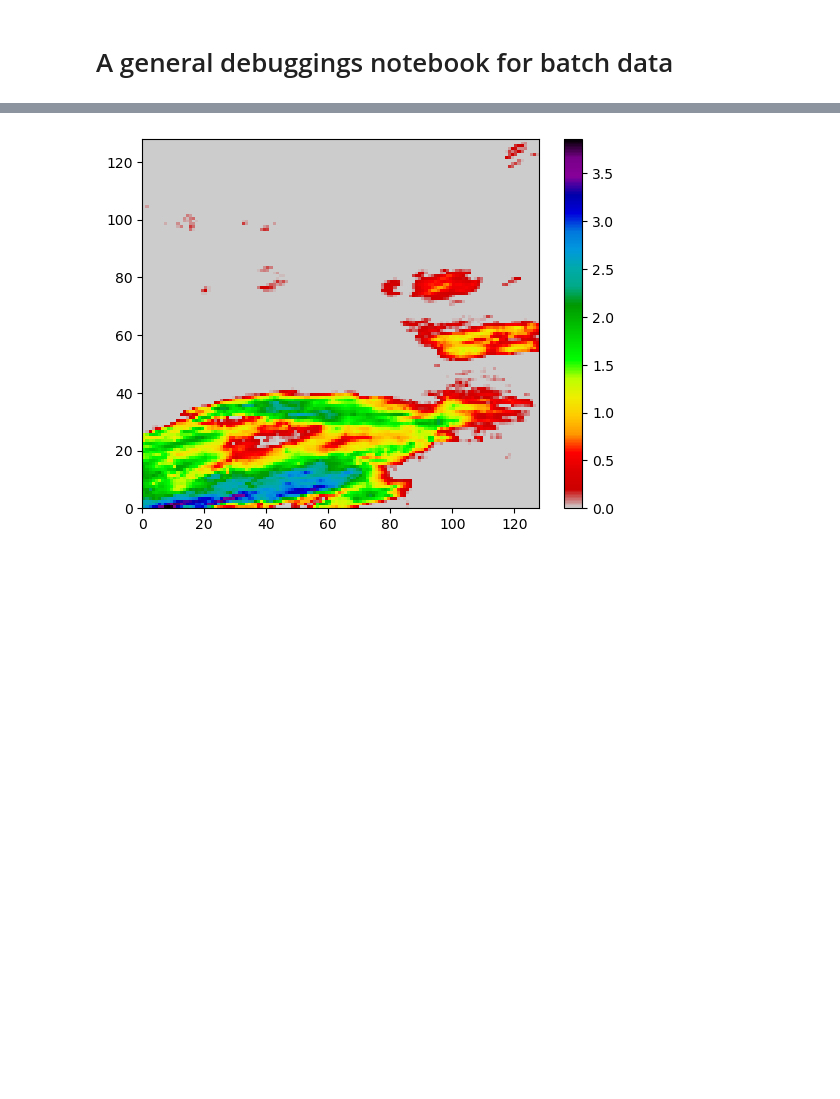
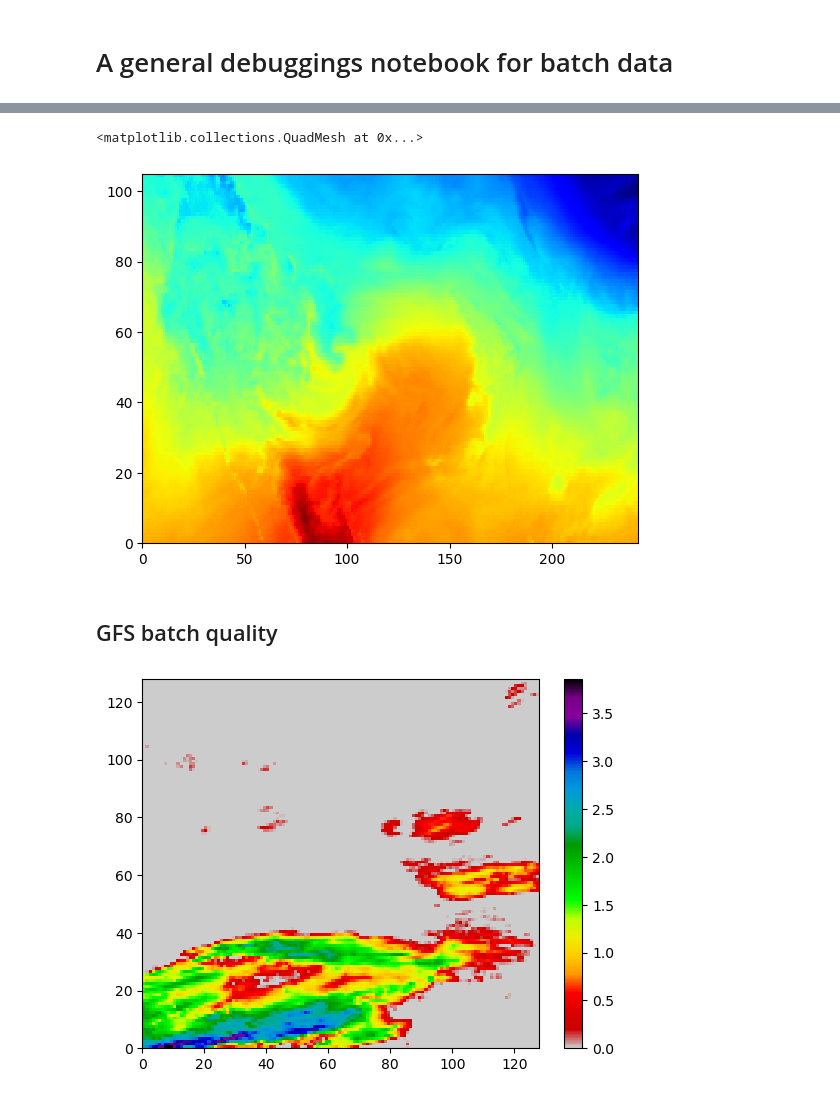
Before and after one commit to yingkaisha/MRMS_diffusion_bridge, a Jupyter notebook: DATA04_bebugging_and_batch_quality_check.ipynb, the cells around one changed output, grey strips where cells are left out. Drawn from its saved outputs; the diff is of its cells as text; code cells hidden in the pictures; blank space fills up the shorter version.

```diff
--- a/DATA04_bebugging_and_batch_quality_check.ipynb
+++ b/DATA04_bebugging_and_batch_quality_check.ipynb
@@ -20,3 +31,19 @@ import matplotlib.pyplot as plt
+# %%
+with h5py.File('/glade/campaign/cisl/aiml/ksha/GFS/GFS_2023_ini12_f09.hdf', 'r') as h5io:
+    APCP = h5io['APCP'][...]
+    CAPE = h5io['CAPE'][...]
+    PWAT = h5io['PWAT'][...]
+    T800 = h5io['T800'][...]
+    U800 = h5io['U800'][...]
+    V800 = h5io['V800'][...]
+    RH800 = h5io['RH800'][...]
+# %%
+plt.pcolormesh(T800[10, ...], cmap=plt.cm.jet)
+# %% [output]
+<matplotlib.collections.QuadMesh at 0x...>
+[figure, added]
+# %% [markdown]
+## GFS batch quality
 # %%
 BATCH_dir = '/glade/campaign/cisl/aiml/ksha/BATCH_GFS_MRMS/'
 filename = 'GFS_y2021_ini18_lead15_dt0364_ix120_iy360.npy'
```
Also changed, not shown: parts of 14 cells of this notebook, 2 other files.
